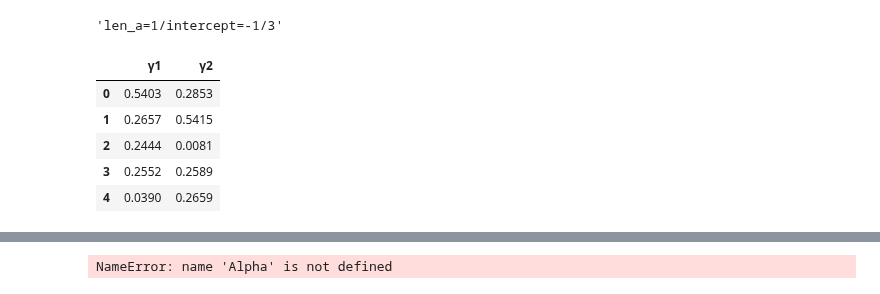
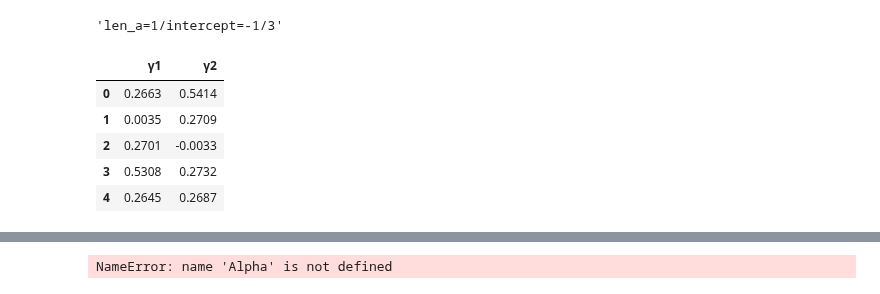
Before and after one commit to Bigcolin/qgplsim, a Jupyter notebook: simulations/postprocess_data.ipynb, the cells around one changed output, grey strips where cells are left out. Saved outputs shown, nothing was run; the diff lists cells and outputs as text; code cells hidden in the pictures.

```diff
--- a/simulations/postprocess_data.ipynb
+++ b/simulations/postprocess_data.ipynb
@@ -9,6 +11,13 @@ file_dir = "len_a=1/intercept=-1/"
 file_dir + "3"
 # %% [output]
 'len_a=1/intercept=-1/3'
+# %%
+df110 = pd.read_csv(file_dir + "250 f1 d0.csv")
+df111 = pd.read_csv(file_dir + "250 f1 d1.csv")
+df210 = pd.read_csv(file_dir + "500 f1 d0.csv")
+df211 = pd.read_csv(file_dir + "500 f1 d1.csv")
+df310 = pd.read_csv(file_dir + "1000 f1 d0.csv")
+df311 = pd.read_csv(file_dir + "1000 f1 d1.csv")
 # %%
 df120 = pd.read_csv(file_dir + "250 f2 d0.csv")
 df121 = pd.read_csv(file_dir + "250 f2 d1.csv")
@@ -19,11 +33,11 @@ df321 = pd.read_csv(file_dir + "1000 f2 d1.csv")
 # %%
-df = df221.round(4)
+df = df211.round(4)
 df[["γ1", "γ2"]]
 # %% [output]
 |  | γ1 | γ2 |
-| 0 | 0.5403 | 0.2853 |
-| 1 | 0.2657 | 0.5415 |
-| 2 | 0.2444 | 0.0081 |
-| 3 | 0.2552 | 0.2589 |
-| 4 | 0.0390 | 0.2659 |
+| 0 | 0.2663 | 0.5414 |
+| 1 | 0.0035 | 0.2709 |
+| 2 | 0.2701 | -0.0033 |
+| 3 | 0.5308 | 0.2732 |
+| 4 | 0.2645 | 0.2687 |
 # %%
```
Also changed, not shown: parts of 22 cells of this notebook, 23 other files.
